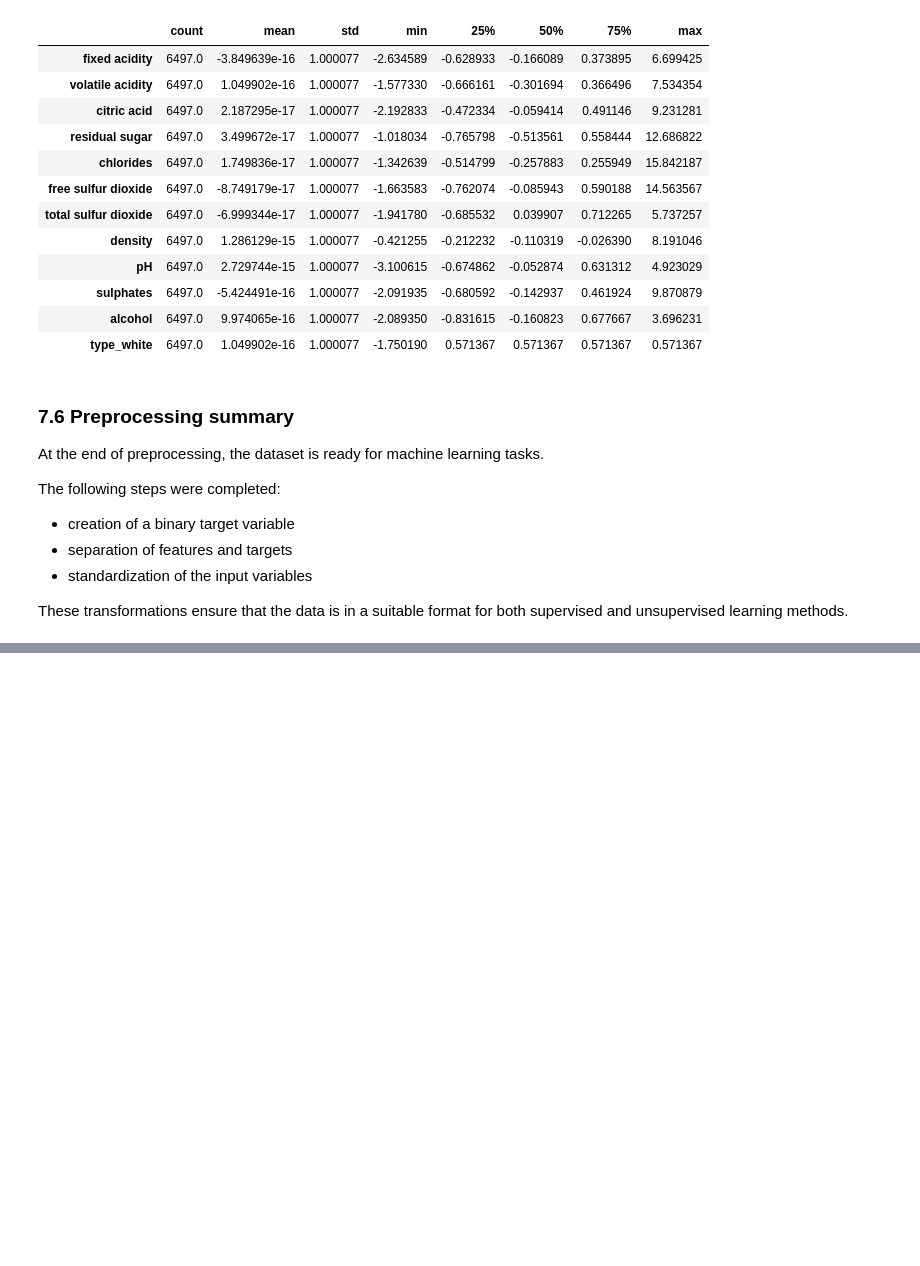
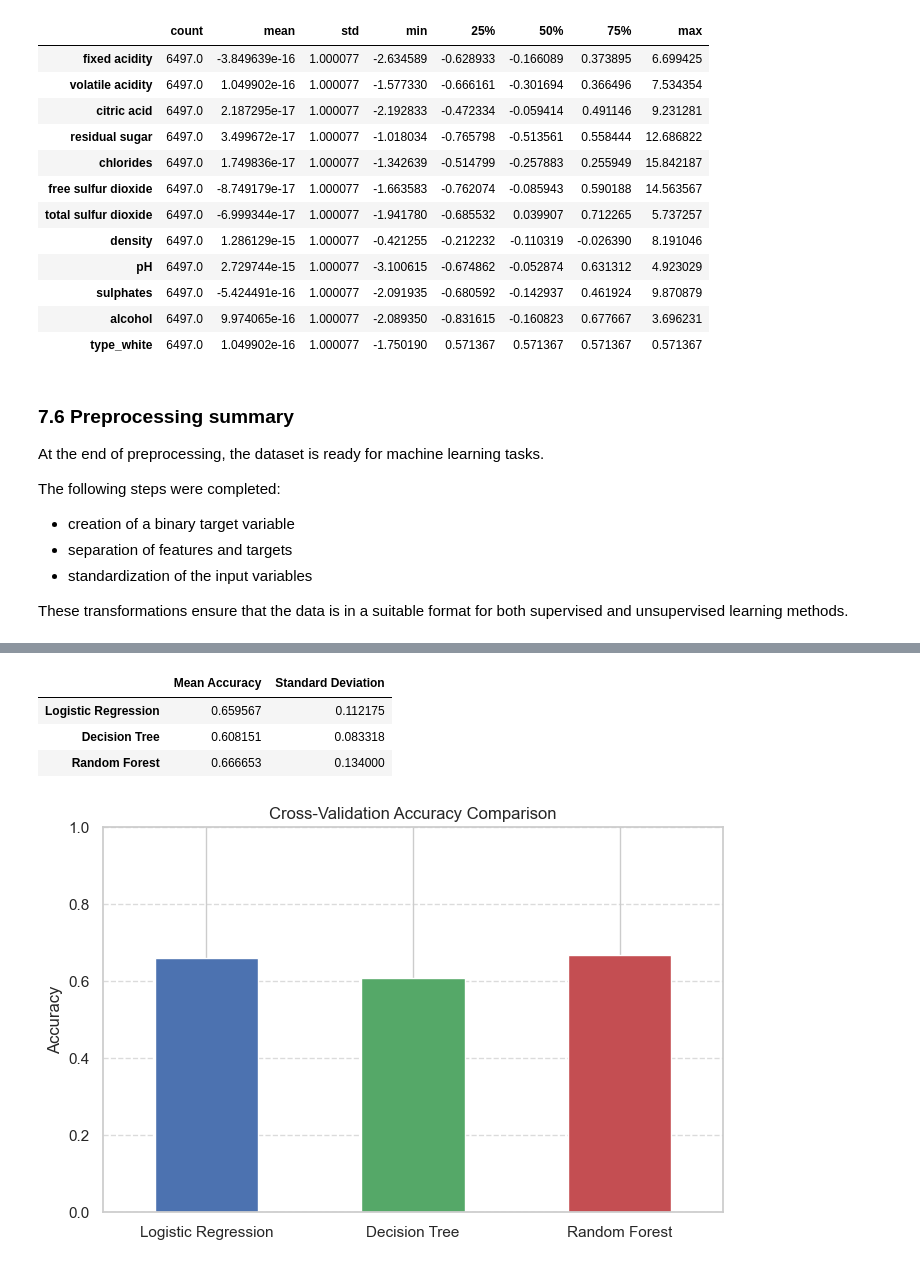
Before and after one commit to nathaliaacouto/ADES_Wine_Quality, a Jupyter notebook: [ADES]_Wine_Project.ipynb, the cells around one changed output, grey strips where cells are left out. Drawn from its saved outputs; the diff is of its cells as text; code cells hidden in the pictures; blank space fills up the shorter version.

```diff
--- a/[ADES]_Wine_Project.ipynb
+++ b/[ADES]_Wine_Project.ipynb
@@ -503,0 +776,52 @@ These transformations ensure that the data is in a suitable format for both supe
+# %%
+from sklearn.model_selection import cross_val_score
+import pandas as pd
+
+models = {
+    "Logistic Regression": log_reg,
+    "Decision Tree": dt,
+    "Random Forest": rf
+}
+
+cv_results = {}
+
+for name, model in models.items():
+    scores = cross_val_score(
+        model,
+        X_scaled,
+        y_binary,
+        cv=5,
+        scoring='accuracy',
+        n_jobs=-1
+    )
+    cv_results[name] = scores
+
+cv_df = pd.DataFrame(cv_results)
+cv_summary = pd.DataFrame({
+    "Mean Accuracy": cv_df.mean(),
+    "Standard Deviation": cv_df.std()
+})
+
+cv_summary
+# %% [output]
+|  | Mean Accuracy | Standard Deviation |
+| Logistic Regression | 0.659567 | 0.112175 |
+| Decision Tree | 0.608151 | 0.083318 |
+| Random Forest | 0.666653 | 0.134000 |
+# %%
+import matplotlib.pyplot as plt
+
+cv_summary["Mean Accuracy"].plot(
+    kind="bar",
+    figsize=(8, 5),
+    color=["#4C72B0", "#55A868", "#C44E52"]
+)
+
+plt.title("Cross-Validation Accuracy Comparison")
+plt.ylabel("Accuracy")
+plt.ylim(0, 1)
+plt.xticks(rotation=0)
+plt.grid(axis="y", linestyle="--", alpha=0.7)
+plt.show()
+# %% [output]
+[figure, added]
```
Also changed, not shown: parts of 26 cells of this notebook.
